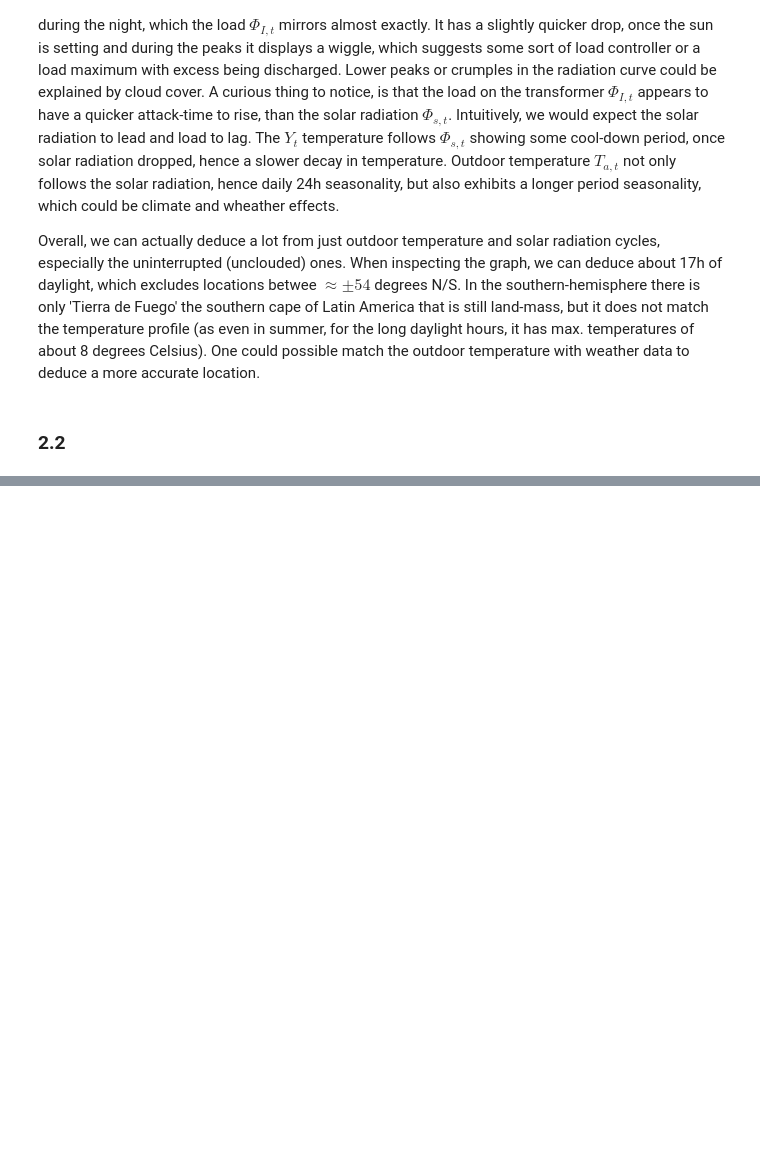
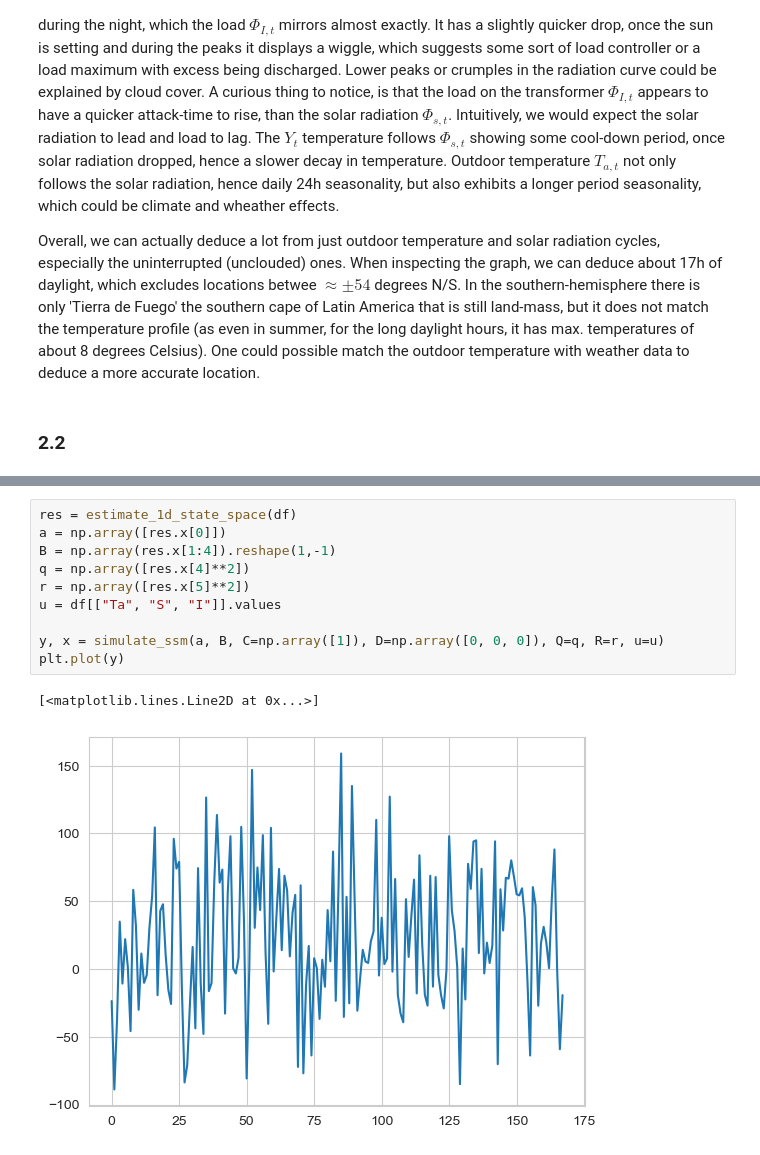
Before and after one commit to JeppeKlitgaard/DTU-02613-TimeSeries, a Jupyter notebook: Assignment4/Yunis/part2.ipynb, the cells around one changed output, grey strips where cells are left out. Cells and saved outputs as stored; diff of their text form; blank space fills up the shorter version.

```diff
--- a/Assignment4/Yunis/part2.ipynb
+++ b/Assignment4/Yunis/part2.ipynb
@@ -110,0 +235,13 @@ def estimate_1d_state_space(df):
+# %%
+res = estimate_1d_state_space(df)
+a = np.array([res.x[0]])
+B = np.array(res.x[1:4]).reshape(1,-1)
+q = np.array([res.x[4]**2])
+r = np.array([res.x[5]**2])
+u = df[["Ta", "S", "I"]].values
+
+y, x = simulate_ssm(a, B, C=np.array([1]), D=np.array([0, 0, 0]), Q=q, R=r, u=u)
+plt.plot(y)
+# %% [output]
+[<matplotlib.lines.Line2D at 0x...>]
+[figure, added]
```
Also changed, not shown: parts of 12 cells of this notebook.
